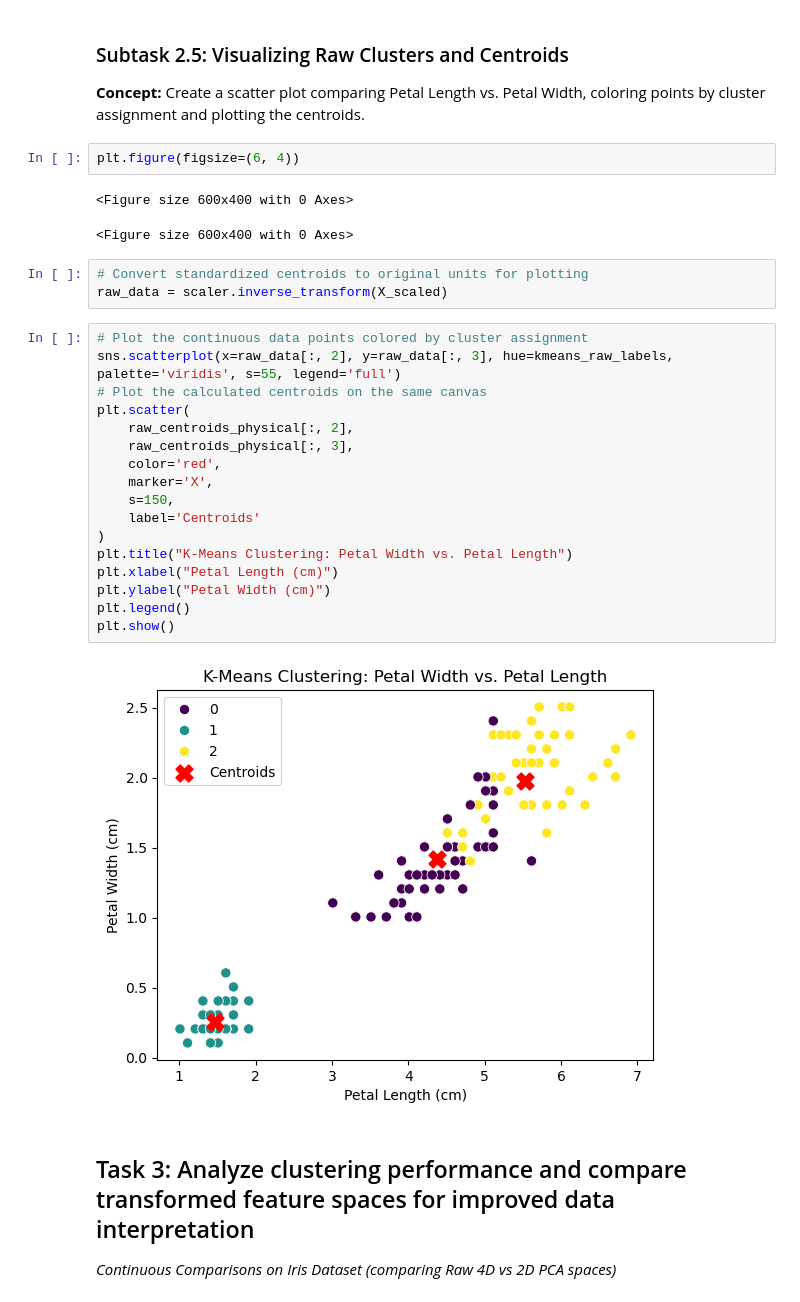
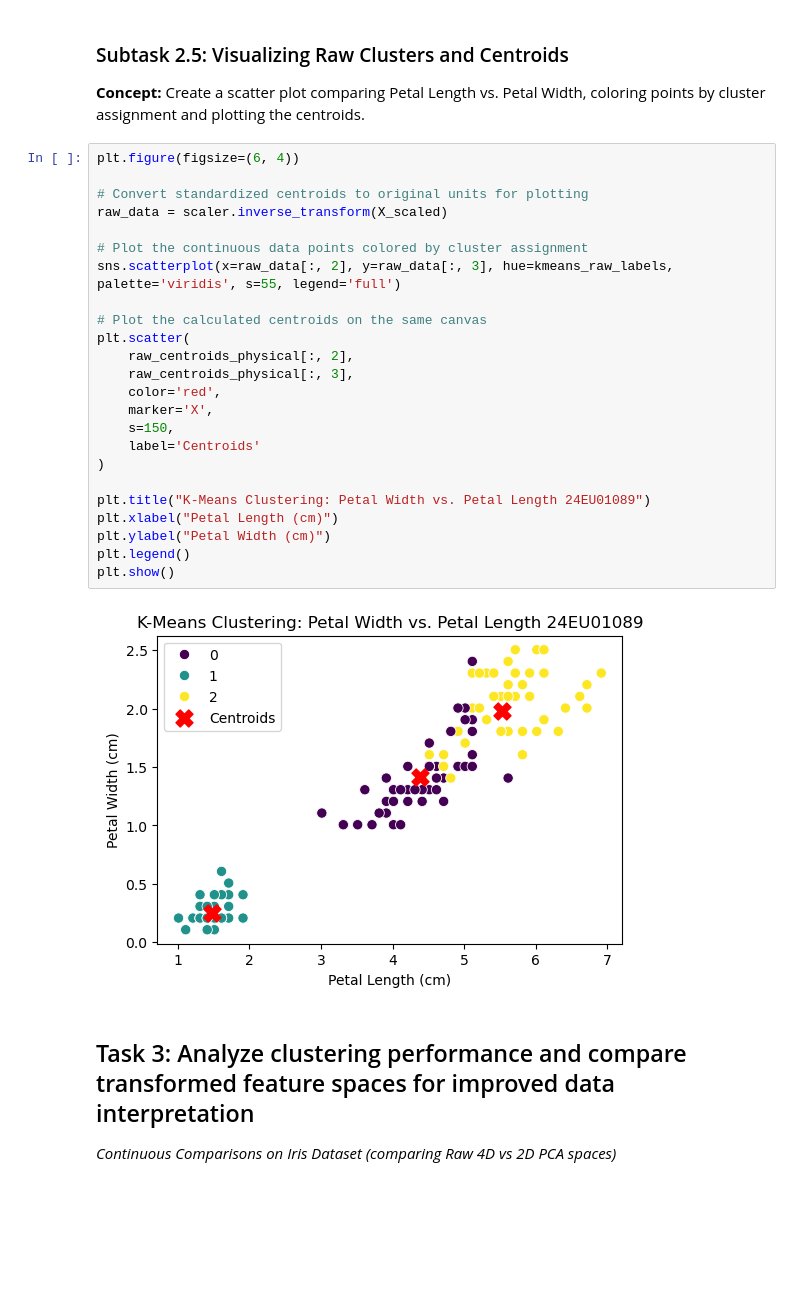
Before and after one commit to BHUVANA-VENKATA-SAI/MACHINE-LEARNING-24EU01089, a Jupyter notebook: EXPERIMENT-6.ipynb, the cells around one changed output. Saved outputs shown, nothing was run; the diff lists cells and outputs as text; blank space fills up the shorter version.

```diff
--- a/EXPERIMENT-6.ipynb
+++ b/EXPERIMENT-6.ipynb
@@ -463,33 +925,32 @@ Cluster_2          1.977790
 # %% [markdown]
 ### Subtask 2.5: Visualizing Raw Clusters and Centroids
 **Concept:** Create a scatter plot comparing Petal Length vs. Petal Width, coloring points by cluster assignment and plotting the centroids.
-# %%
-plt.figure(figsize=(6, 4))
-# %% [output]
-<Figure size 600x400 with 0 Axes>
-<Figure size 600x400 with 0 Axes>
-# %%
-# Convert standardized centroids to original units for plotting
-raw_data = scaler.inverse_transform(X_scaled)
 # %%
+plt.figure(figsize=(6, 4))
+
+# Convert standardized centroids to original units for plotting
+raw_data = scaler.inverse_transform(X_scaled)
+
 # Plot the continuous data points colored by cluster assignment
 sns.scatterplot(x=raw_data[:, 2], y=raw_data[:, 3], hue=kmeans_raw_labels, palette='viridis', s=55, legend='full')
+
 # Plot the calculated centroids on the same canvas
 plt.scatter(
     raw_centroids_physical[:, 2],
     raw_centroids_physical[:, 3],
     color='red',
     marker='X',
     s=150,
     label='Centroids'
 )
-plt.title("K-Means Clustering: Petal Width vs. Petal Length")
+
+plt.title("K-Means Clustering: Petal Width vs. Petal Length 24EU01089")
 plt.xlabel("Petal Length (cm)")
 plt.ylabel("Petal Width (cm)")
 plt.legend()
 plt.show()
 # %% [output]
-[figure, old version]
+[figure, new version]
 # %% [markdown]
 ## Task 3: Analyze clustering performance and compare transformed feature spaces for improved data interpretation
 *Continuous Comparisons on Iris Dataset (comparing Raw 4D vs 2D PCA spaces)*
```
Also changed, not shown: parts of 141 cells of this notebook.
